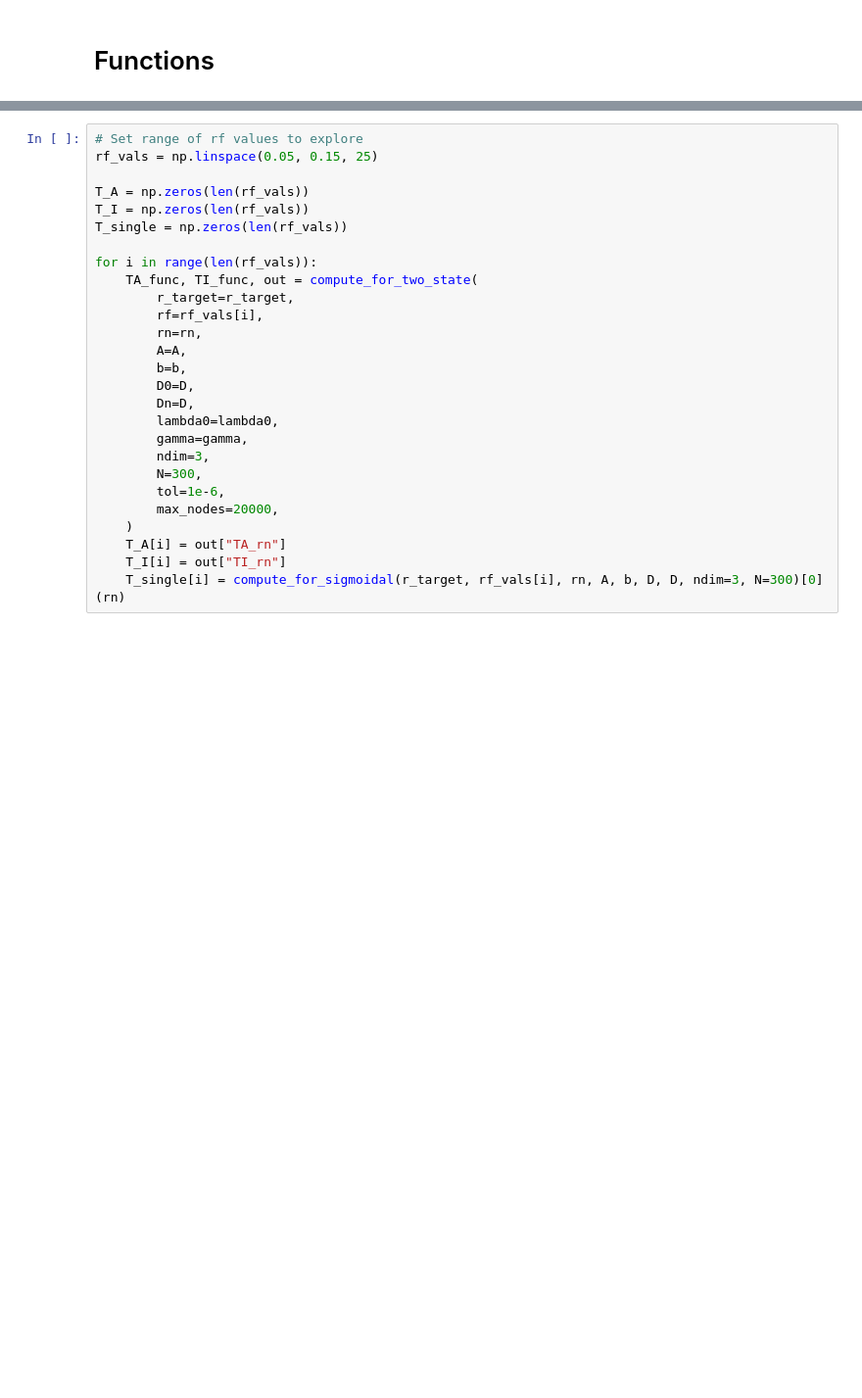
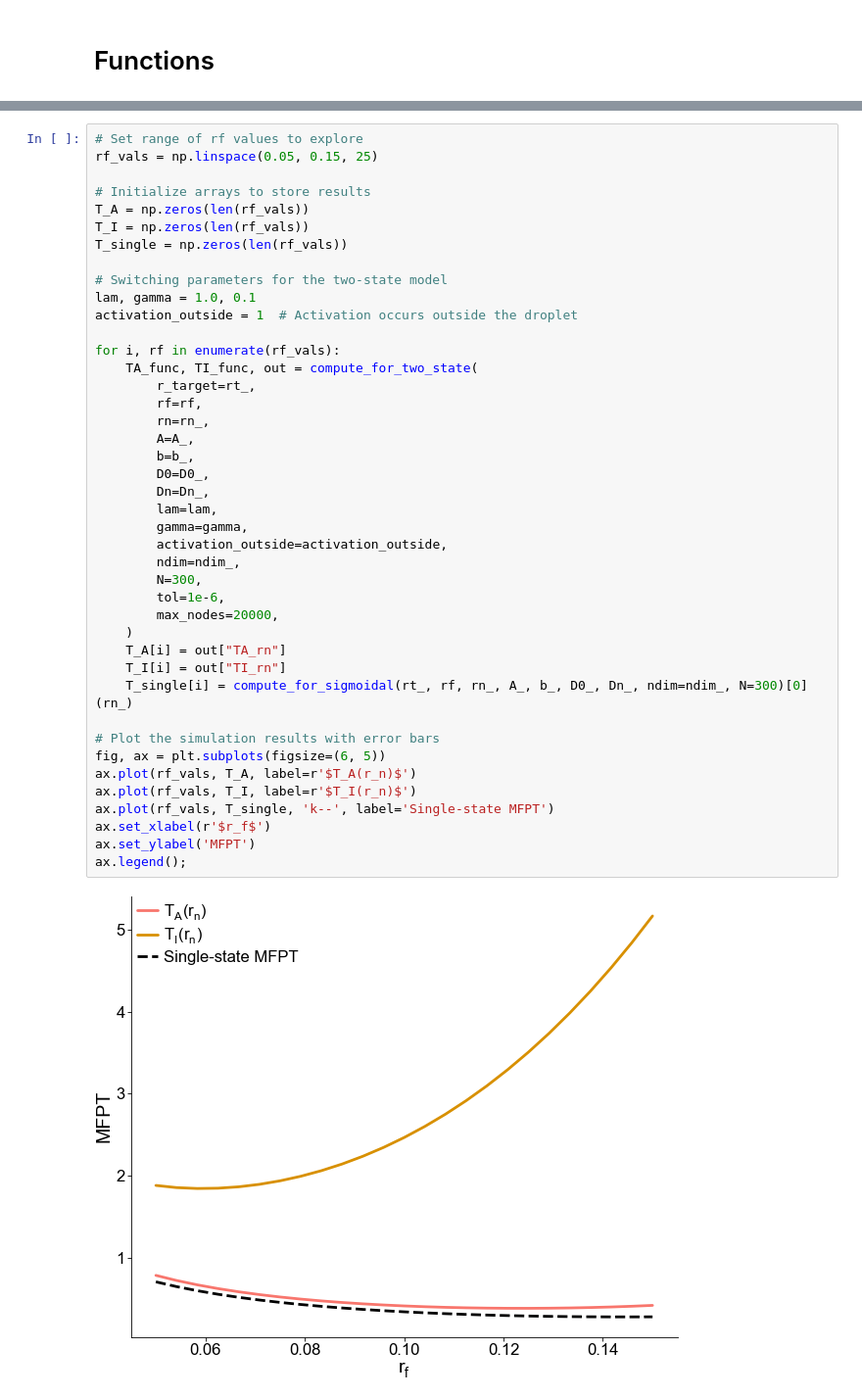
Before and after one commit to Emilie-Jessen/MFPT_Minimization, a Jupyter notebook: TwoStateTheory.ipynb, the cells around one changed output, grey strips where cells are left out. Shown at 98% size. Drawn from its saved outputs; the diff is of its cells as text; blank space fills up the shorter version.

```diff
--- a/TwoStateTheory.ipynb
+++ b/TwoStateTheory.ipynb
@@ -476,27 +525,44 @@ Estimated deactivation time scale: 0.50
 # %%
 # Set range of rf values to explore
 rf_vals = np.linspace(0.05, 0.15, 25)
 
+# Initialize arrays to store results
 T_A = np.zeros(len(rf_vals))
 T_I = np.zeros(len(rf_vals))
 T_single = np.zeros(len(rf_vals))
 
-for i in range(len(rf_vals)):
+# Switching parameters for the two-state model
+lam, gamma = 1.0, 0.1
+activation_outside = 1  # Activation occurs outside the droplet
+
+for i, rf in enumerate(rf_vals):
     TA_func, TI_func, out = compute_for_two_state(
-        r_target=r_target,
-        rf=rf_vals[i],
-        rn=rn,
-        A=A,
-        b=b,
-        D0=D,
-        Dn=D,
-        lambda0=lambda0,
+        r_target=rt_,
+        rf=rf,
+        rn=rn_,
+        A=A_,
+        b=b_,
+        D0=D0_,
+        Dn=Dn_,
+        lam=lam,
         gamma=gamma,
-        ndim=3,
+        activation_outside=activation_outside,
+        ndim=ndim_,
         N=300,
         tol=1e-6,
         max_nodes=20000,
     )
     T_A[i] = out["TA_rn"]
     T_I[i] = out["TI_rn"]
-    T_single[i] = compute_for_sigmoidal(r_target, rf_vals[i], rn, A, b, D, D, ndim=3, N=300)[0](rn)
+    T_single[i] = compute_for_sigmoidal(rt_, rf, rn_, A_, b_, D0_, Dn_, ndim=ndim_, N=300)[0](rn_)
+
+# Plot the simulation results with error bars
+fig, ax = plt.subplots(figsize=(6, 5))
+ax.plot(rf_vals, T_A, label=r'$T_A(r_n)$')
+ax.plot(rf_vals, T_I, label=r'$T_I(r_n)$')
+ax.plot(rf_vals, T_single, 'k--', label='Single-state MFPT')
+ax.set_xlabel(r'$r_f$')
+ax.set_ylabel('MFPT')
+ax.legend();
+# %% [output]
+[figure, added]
```
Also changed, not shown: parts of 31 cells of this notebook, 12 other files.
